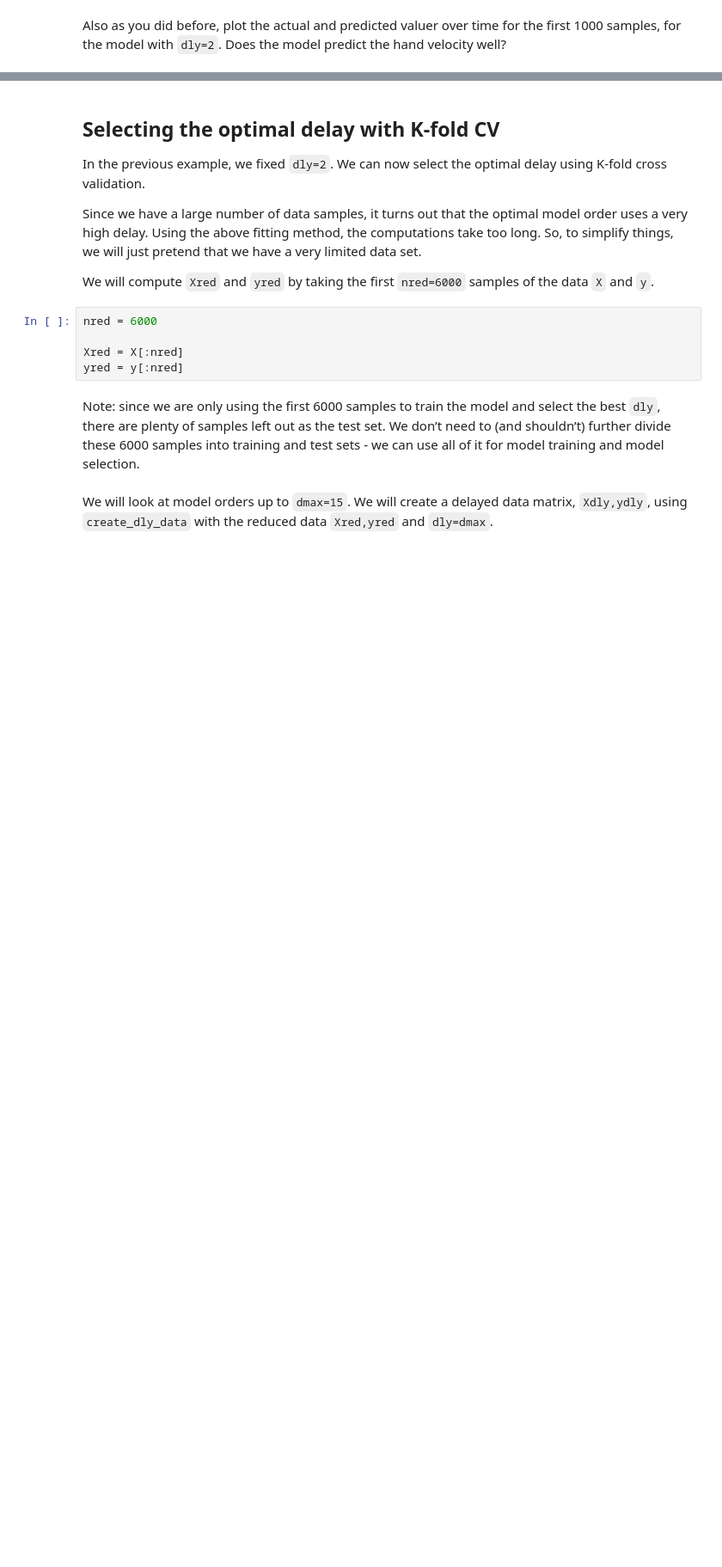
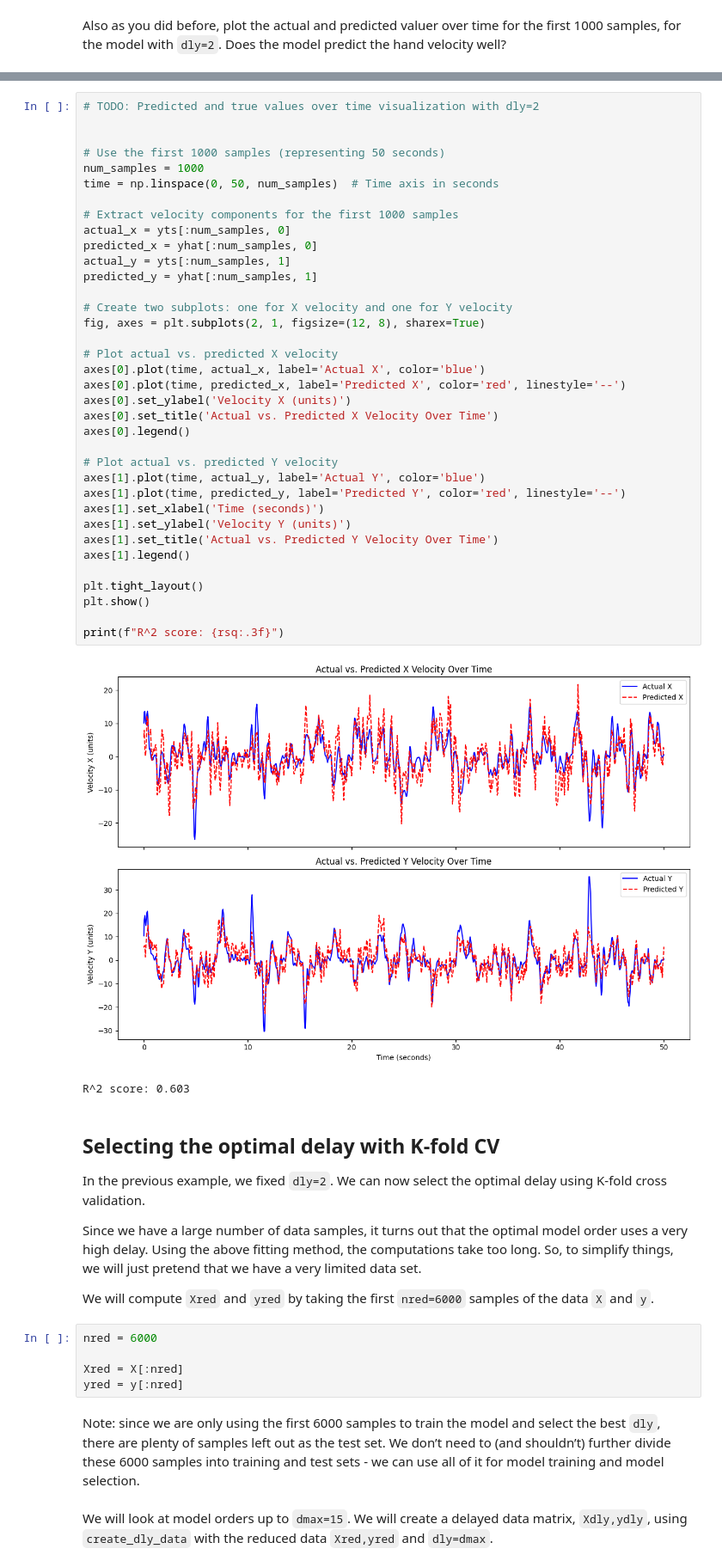
Before and after one commit to GY-Bai/bili_autolive, a Jupyter notebook: notebooks/4-neural-model-selection-hw.ipynb, the cells around one changed output, grey strips where cells are left out. Shown at 86% size. Saved outputs shown, nothing was run; the diff lists cells and outputs as text; blank space fills up the shorter version.

```diff
--- a/notebooks/4-neural-model-selection-hw.ipynb
+++ b/notebooks/4-neural-model-selection-hw.ipynb
@@ -307,3 +410,42 @@ Also as you did before, plot the actual and predicted valuer over time for the f
+# %%
+# TODO: Predicted and true values over time visualization with dly=2
+
+
+# Use the first 1000 samples (representing 50 seconds)
+num_samples = 1000
+time = np.linspace(0, 50, num_samples)  # Time axis in seconds
+
+# Extract velocity components for the first 1000 samples
+actual_x = yts[:num_samples, 0]
+predicted_x = yhat[:num_samples, 0]
+actual_y = yts[:num_samples, 1]
+predicted_y = yhat[:num_samples, 1]
+
+# Create two subplots: one for X velocity and one for Y velocity
+fig, axes = plt.subplots(2, 1, figsize=(12, 8), sharex=True)
+
+# Plot actual vs. predicted X velocity
+axes[0].plot(time, actual_x, label='Actual X', color='blue')
+axes[0].plot(time, predicted_x, label='Predicted X', color='red', linestyle='--')
+axes[0].set_ylabel('Velocity X (units)')
+axes[0].set_title('Actual vs. Predicted X Velocity Over Time')
+axes[0].legend()
+
+# Plot actual vs. predicted Y velocity
+axes[1].plot(time, actual_y, label='Actual Y', color='blue')
+axes[1].plot(time, predicted_y, label='Predicted Y', color='red', linestyle='--')
+axes[1].set_xlabel('Time (seconds)')
+axes[1].set_ylabel('Velocity Y (units)')
+axes[1].set_title('Actual vs. Predicted Y Velocity Over Time')
+axes[1].legend()
+
+plt.tight_layout()
+plt.show()
+
+print(f"R^2 score: {rsq:.3f}")
+# %% [output]
+[figure, added]
+R^2 score: 0.603
 # %% [markdown]
 Selecting the optimal delay with K-fold CV
 ------------------------------------------
```
Also changed, not shown: parts of 16 cells of this notebook.
